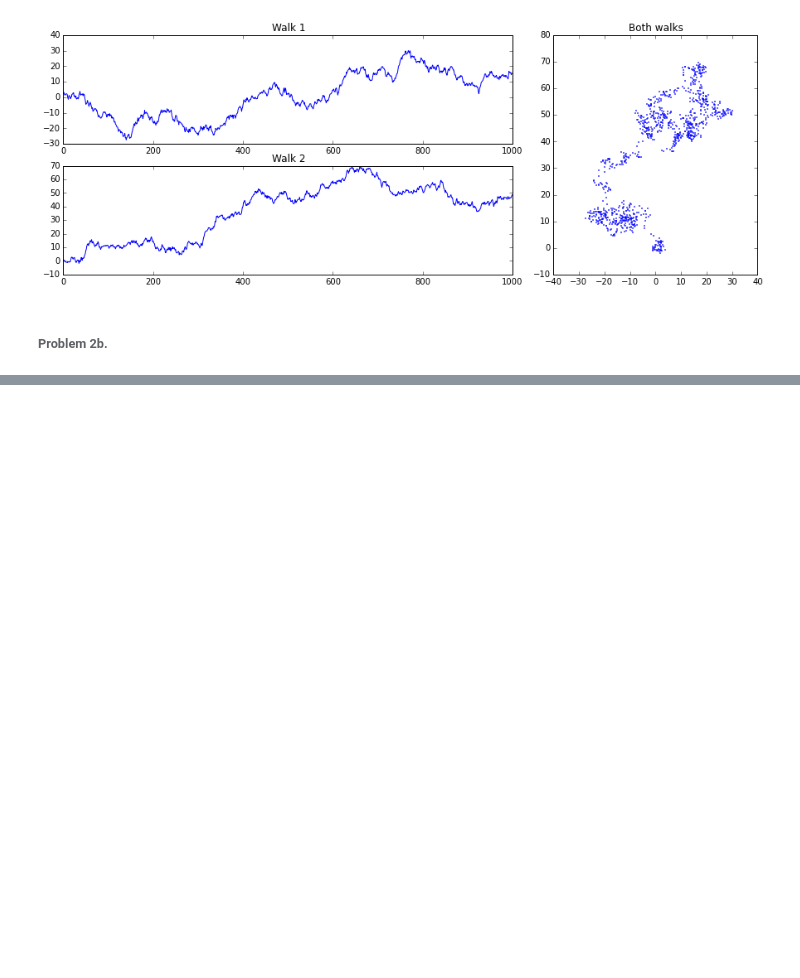
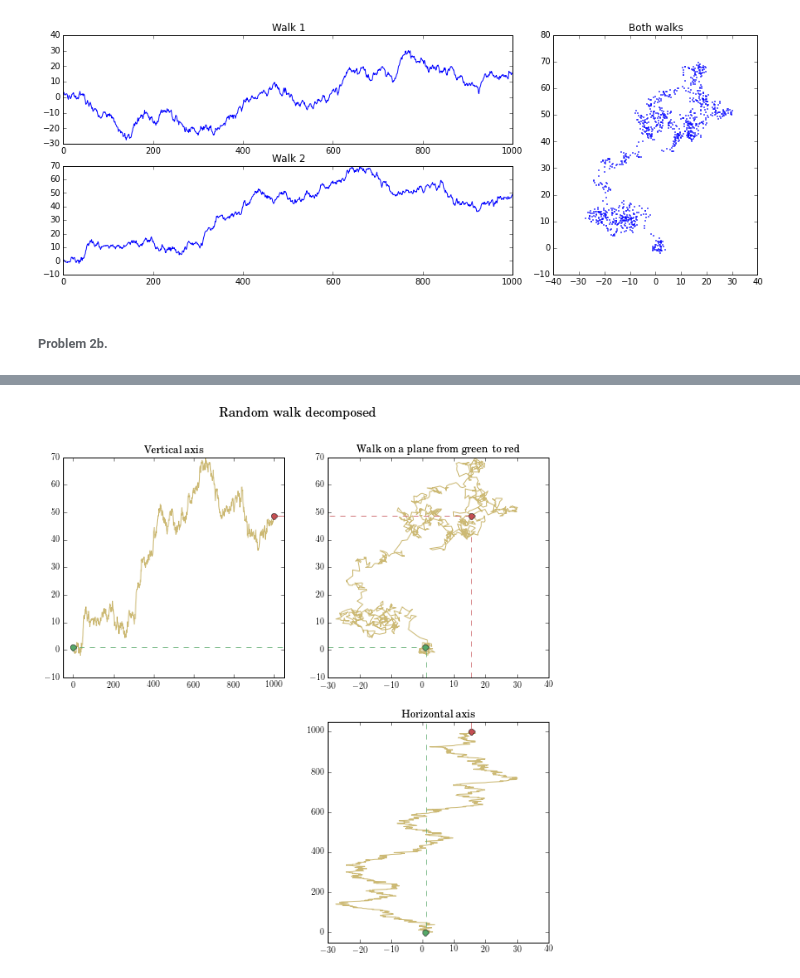
Before and after one commit to pvarsh/applied_data_science, a Jupyter notebook: assignment-5/assignment_5.ipynb, the cells around one changed output, grey strips where cells are left out. Cells and saved outputs as stored; diff of their text form; code cells hidden in the pictures; blank space fills up the shorter version.

```diff
--- a/assignment-5/assignment_5.ipynb
+++ b/assignment-5/assignment_5.ipynb
@@ -203,0 +221,47 @@ plt.show()
+# %%
+start_col = "#55a868"
+path_col = "#ccb974"
+finish_col = "#c44e52"
+
+fig = plt.figure(figsize = (10, 10))
+ax1 = plt.subplot2grid((2,2), (1,1))
+ax1.plot(w1, range(len(w1)), color = path_col)
+ax1.set_title('Horizontal axis')
+ax2 = plt.subplot2grid((2,2), (0,0))
+ax2.plot(w2, color = path_col)
+ax2.set_title('Vertical axis')
+ax3 = plt.subplot2grid((2,2), (0,1))
+ax3.plot(w1, w2, color = path_col, marker = '')
+ax3.plot(w1[0], w2[0], 'o', color = start_col, lw = 0, markersize = 7)
+ax3.plot(w1[-1], w2[-1], 'o', color = finish_col, lw = 0, markersize = 7)
+ax2.plot(0, w2[0], 'o', color = start_col, lw = 0, markersize = 7)
+ax2.plot(1000, w2[-1], 'o', color = finish_col, lw = 0, markersize = 7)
+ax1.plot(w1[0], 0, 'o', color = start_col, lw = 0, markersize = 7)
+ax1.plot(w1[999], 1000, 'o', color = finish_col, lw = 0, markersize = 7)
+#ax3.scatter(w1, w2, lw = 0, s = 3)
+ax3.set_title('Walk on a plane from green to red')
+xlims = ax3.get_xlim()
+ylims = ax3.get_ylim()
+ax1.set_xlim(xlims)
+ax1.set_ylim(-50, 1050)
+ax2.set_xlim(-50, 1050)
+ax2.set_ylim(ylims)
+fig.suptitle("Random walk decomposed", fontsize = 15)
+
+ax3.axhline(y = w2[0], xmin = 0, xmax=.45, ls = '--', linewidth=.7, color = start_col)
+ax2.axhline(y = w2[0], xmin = .07, xmax=1, ls = '--', linewidth=.7, color = start_col)
+ax3.axvline(x = w2[0], ymin = 0, ymax = 0.12, ls = '--', linewidth=.7, color = start_col)
+ax1.axvline(x = w2[0], ymin = .07, ymax = 1, ls = '--', linewidth=.7, color = start_col)
+ax1.axvline(x = w1[999], ymin = .95, ymax = 1, ls = '-', linewidth=.7, color = finish_col)
+
+
+
+ax3.axhline(y = w2[999], xmin = -40, xmax=.67, ls = '--', linewidth=.7, color = finish_col)
+ax2.axhline(y = w2[999], xmin = .95, xmax=1, ls = '-', linewidth=.7, color = finish_col)
+ax3.axvline(x = w1[999], ymin = 0, ymax = .66, ls = '--', linewidth=.7, color = finish_col)
+
+plt.savefig('random_walk.png', bbox_inches="tight")
+plt.savefig('random_walk.pdf', bbox_inches="tight")
+plt.show()
+# %% [output]
+[figure, added]
```
Also changed, not shown: parts of 5 cells of this notebook, 2 other files.
